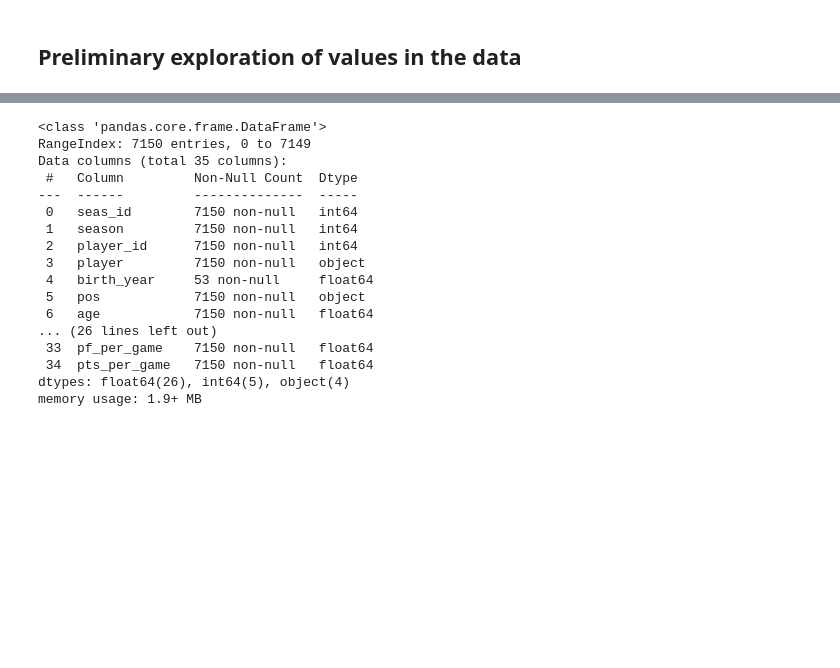
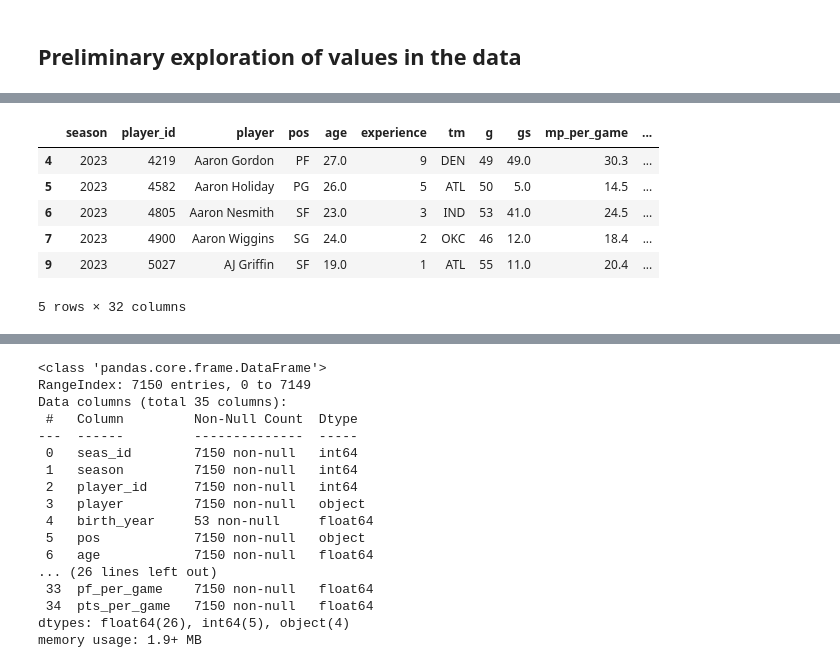
Before and after one commit to AlfonsoGhislieri/nba-machine-learning, a Jupyter notebook: getting_cleaning_data.ipynb, the cells around one changed output, grey strips where cells are left out. Cells and saved outputs as stored; diff of their text form; code cells hidden in the pictures; blank space fills up the shorter version.

```diff
--- a/getting_cleaning_data.ipynb
+++ b/getting_cleaning_data.ipynb
@@ -78,0 +82,10 @@ df.sample(10) # view 10 random samples of dataset
+# %%
+df.head() # view first rows
+# %% [output]
+|  | season | player_id | player | pos | age | experience | tm | g | gs | mp_per_game | ... |
+| 4 | 2023 | 4219 | Aaron Gordon | PF | 27.0 | 9 | DEN | 49 | 49.0 | 30.3 | ... |
+| 5 | 2023 | 4582 | Aaron Holiday | PG | 26.0 | 5 | ATL | 50 | 5.0 | 14.5 | ... |
+| 6 | 2023 | 4805 | Aaron Nesmith | SF | 23.0 | 3 | IND | 53 | 41.0 | 24.5 | ... |
+| 7 | 2023 | 4900 | Aaron Wiggins | SG | 24.0 | 2 | OKC | 46 | 12.0 | 18.4 | ... |
+| 9 | 2023 | 5027 | AJ Griffin | SF | 19.0 | 1 | ATL | 55 | 11.0 | 20.4 | ... |
+5 rows × 32 columns
```
Also changed, not shown: parts of 5 cells of this notebook.
